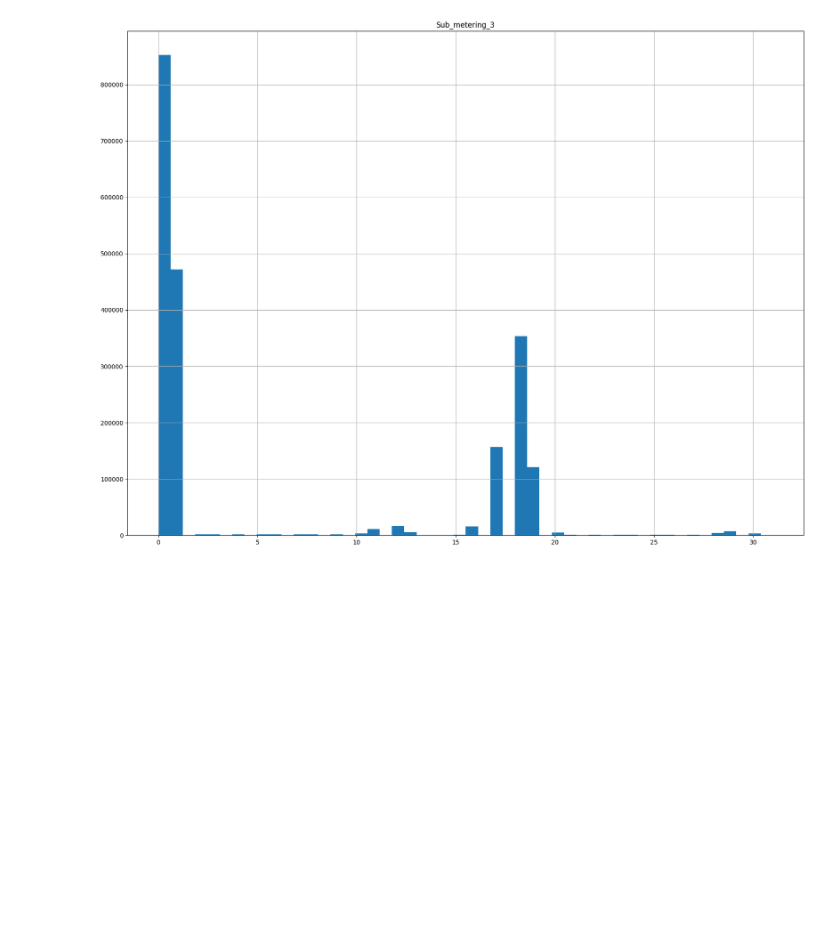
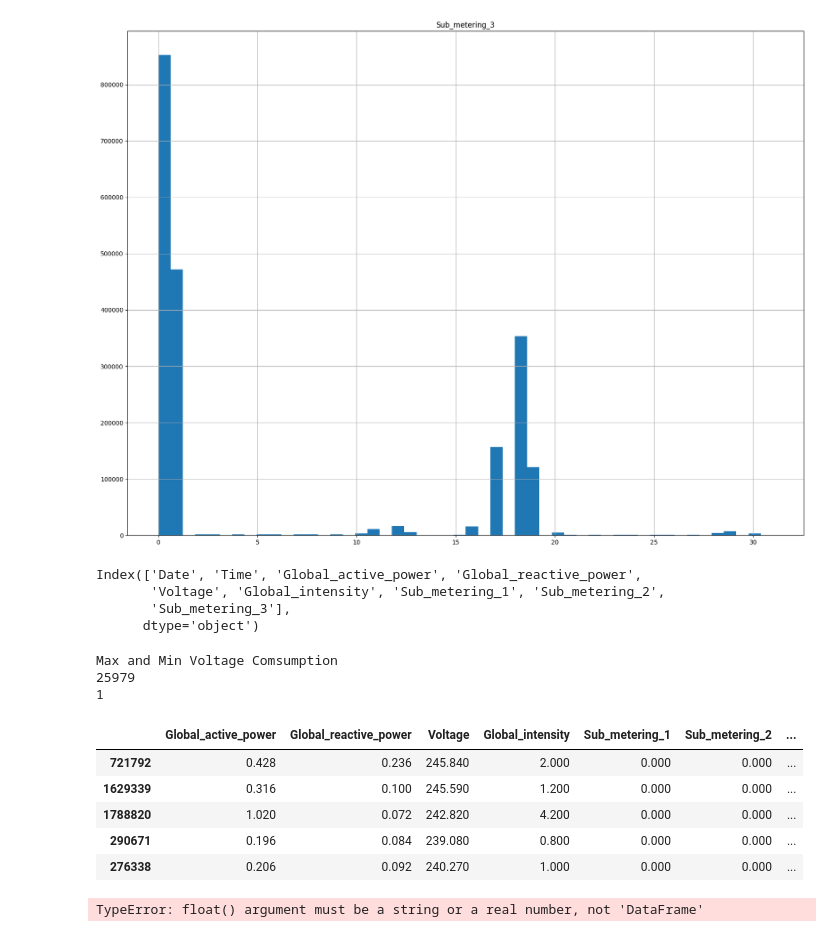
Before and after one commit to kirankumareranki/AIML-2025, a Jupyter notebook: Lab10-AIML.ipynb, the cells around one changed output. Drawn from its saved outputs; the diff is of its cells as text; code cells hidden in the pictures; blank space fills up the shorter version.

```diff
--- a/Lab10-AIML.ipynb
+++ b/Lab10-AIML.ipynb
@@ -78,3 +78,40 @@ power_com_df.hist(bins=50, figsize=(20,15))
 plt.show()
 # %% [output]
 [figure]
+# %%
+power_com_df.columns
+# %% [output]
+Index(['Date', 'Time', 'Global_active_power', 'Global_reactive_power',
+       'Voltage', 'Global_intensity', 'Sub_metering_1', 'Sub_metering_2',
+       'Sub_metering_3'],
+      dtype='object')
+# %%
+print(f"Max and Min Voltage Comsumption\n{np.max(power_com_df.Voltage.value_counts())}\n{np.min(power_com_df.Voltage.value_counts())}")
+# %% [output]
+Max and Min Voltage Comsumption
+25979
+1
+# %%
+import sklearn
+from sklearn.model_selection import train_test_split
+
+X = power_com_df.drop(['Date','Time'], axis=1)
+y = power_com_df.Voltage
+
+X_train, X_test, y_train, y_test = train_test_split(X, y, test_size=0.3, random_state=101)
+# %%
+X_train.shape, X_test.shape, y_train.shape, y_test.shape
+X_train.head()
+# %% [output]
+|  | Global_active_power | Global_reactive_power | Voltage | Global_intensity | Sub_metering_1 | Sub_metering_2 | ... |
+| 721792 | 0.428 | 0.236 | 245.840 | 2.000 | 0.000 | 0.000 | ... |
+| 1629339 | 0.316 | 0.100 | 245.590 | 1.200 | 0.000 | 0.000 | ... |
+| 1788820 | 1.020 | 0.072 | 242.820 | 4.200 | 0.000 | 0.000 | ... |
+| 290671 | 0.196 | 0.084 | 239.080 | 0.800 | 0.000 | 0.000 | ... |
+| 276338 | 0.206 | 0.092 | 240.270 | 1.000 | 0.000 | 0.000 | ... |
+# %%
+from sklearn.cluster import KMeans
+kmeans = KMeans(n_clusters=3)
+kmeans.fit(float(X_train))
+# %% [output]
+TypeError: float() argument must be a string or a real number, not 'DataFrame'
```
